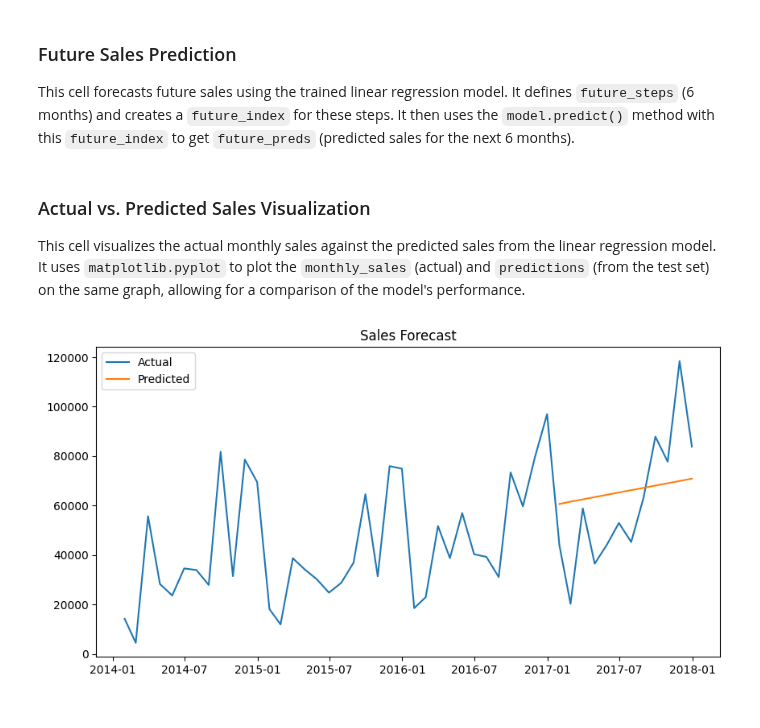
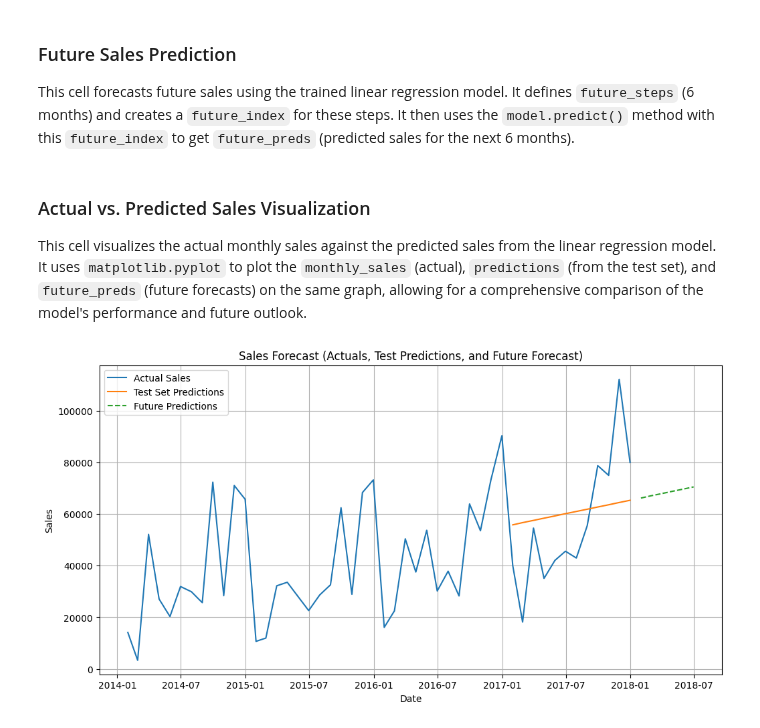
Before and after one commit to Kristen2006/virtual-memory-simulator, a Jupyter notebook: futureinternstask1.ipynb, the cells around one changed output. Drawn from its saved outputs; the diff is of its cells as text; code cells hidden in the pictures.

```diff
--- a/futureinternstask1.ipynb
+++ b/futureinternstask1.ipynb
@@ -41,7 +41,7 @@ df["day_of_week"] = df["Order Date"].dt.dayofweek
 
 # Monthly aggregation
 monthly_sales = df.groupby("Order Date")["Sales"].sum().reset_index()
-monthly_sales = monthly_sales.set_index("Order Date").resample("M").sum()
+monthly_sales = monthly_sales.set_index("Order Date").resample("ME").sum()
 # %% [markdown]
 ###  Monthly Sales Trend Visualization
 This cell uses `matplotlib.pyplot` to create and display a line plot of the `monthly_sales` data. The plot visualizes the overall trend of sales over time, allowing for an easy understanding of historical sales patterns.
@@ -82,13 +82,23 @@ future_index = range(len(monthly_sales), len(monthly_sales)+future_steps)
 future_preds = model.predict(pd.DataFrame({"time_index": future_index}))
 # %% [markdown]
 ###  Actual vs. Predicted Sales Visualization
-This cell visualizes the actual monthly sales against the predicted sales from the linear regression model. It uses `matplotlib.pyplot` to plot the `monthly_sales` (actual) and `predictions` (from the test set) on the same graph, allowing for a comparison of the model's performance.
+This cell visualizes the actual monthly sales against the predicted sales from the linear regression model. It uses `matplotlib.pyplot` to plot the `monthly_sales` (actual), `predictions` (from the test set), and `future_preds` (future forecasts) on the same graph, allowing for a comprehensive comparison of the model's performance and future outlook.
 # %%
-plt.figure(figsize=(10,5))
-plt.plot(monthly_sales.index, monthly_sales["Sales"], label="Actual")
-plt.plot(monthly_sales.index[-len(predictions):], predictions, label="Predicted")
+plt.figure(figsize=(12,6))
+plt.plot(monthly_sales.index, monthly_sales["Sales"], label="Actual Sales")
+plt.plot(monthly_sales.index[-len(predictions):], predictions, label="Test Set Predictions")
+
+# Create a date index for future predictions
+last_date = monthly_sales.index[-1]
+future_dates = pd.date_range(start=last_date, periods=future_steps+1, freq='ME')[1:] # Exclude the last actual month
+
+plt.plot(future_dates, future_preds, label="Future Predictions", linestyle='--')
+
 plt.legend()
-plt.title("Sales Forecast")
+plt.title("Sales Forecast (Actuals, Test Predictions, and Future Forecast)")
+plt.xlabel("Date")
+plt.ylabel("Sales")
+plt.grid(True)
 plt.show()
 # %% [output]
-[figure, old version]
+[figure, new version]
```
Also changed, not shown: parts of 2 cells of this notebook.
